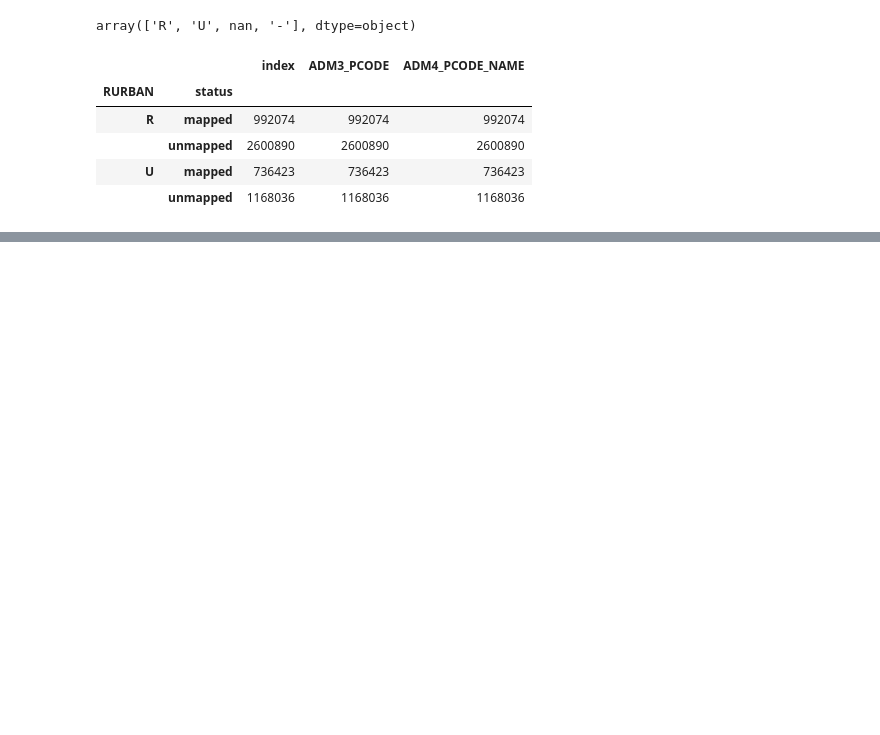
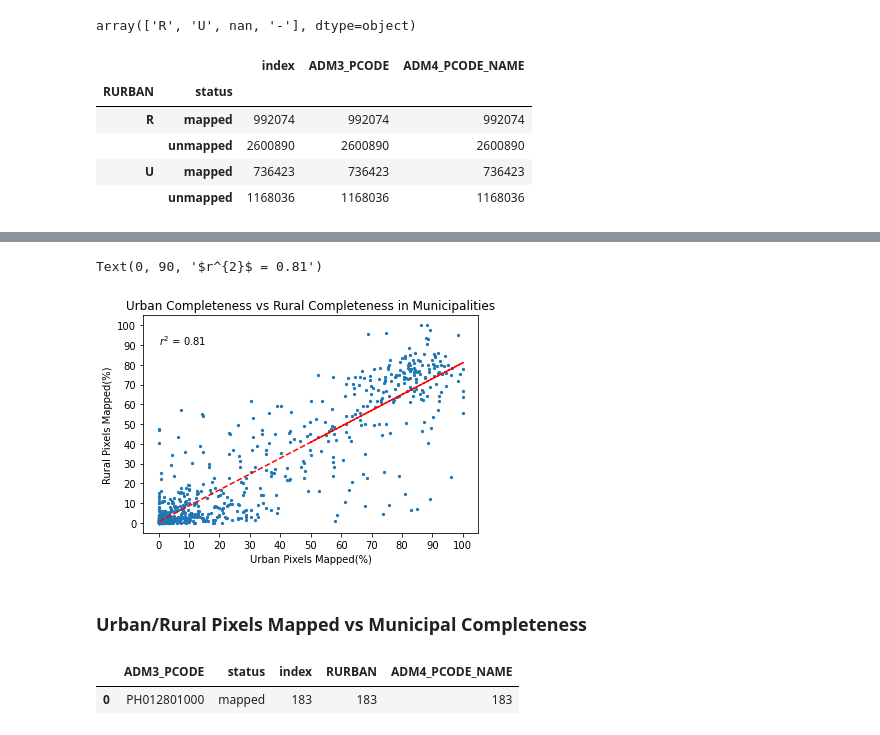
Before and after one commit to thinkingmachines/osm-completeness, a Jupyter notebook: notebooks/2_Analysis.ipynb, the cells around one changed output, grey strips where cells are left out. Saved outputs shown, nothing was run; the diff lists cells and outputs as text; code cells hidden in the pictures; blank space fills up the shorter version.

```diff
--- a/notebooks/2_Analysis.ipynb
+++ b/notebooks/2_Analysis.ipynb
@@ -47,0 +171,4 @@ phl_pixels_all.loc[phl_pixels_all["RURBAN"] != "-"].loc[
+# %%
+adm3_unmapped = by_adm3_count.loc[
+    by_adm3_count.status == "unmapped", ["ADM3_PCODE", "index", "RURBAN"]
+].rename(columns={"index": "unmapped_count"})
@@ -47,0 +183,5 @@ phl_pixels_all.loc[phl_pixels_all["RURBAN"] != "-"].loc[
+# %%
+adm3_completeness["adm3_completeness"] = (
+    adm3_completeness.mapped_count
+    / (adm3_completeness.mapped_count + adm3_completeness.unmapped_count)
+) * 100
@@ -47,0 +200,41 @@ phl_pixels_all.loc[phl_pixels_all["RURBAN"] != "-"].loc[
+# %%
+rurban_completeness = adm3_completeness.loc[
+    adm3_completeness.RURBAN == "R", ["ADM3_PCODE", "adm3_completeness"]
+].merge(
+    adm3_completeness.loc[
+        adm3_completeness.RURBAN == "U", ["ADM3_PCODE", "adm3_completeness"]
+    ],
+    on="ADM3_PCODE",
+    how="inner",
+)
+# %%
+rurban_completeness.rename(
+    columns={
+        "adm3_completeness_x": "rural_complete",
+        "adm3_completeness_y": "urban_complete",
+    },
+    inplace=True,
+)
+# %%
+x = rurban_completeness.urban_complete
+y = rurban_completeness.rural_complete
+correlation_matrix = np.corrcoef(x, y)
+correlation_xy = correlation_matrix[0, 1]
+r = correlation_xy ** 2
+
+plt.scatter(x, y, s=5)
+plt.xlabel("Urban Pixels Mapped(%)")
+plt.ylabel("Rural Pixels Mapped(%)")
+plt.title("Urban Completeness vs Rural Completeness in Municipalities")
+plt.xticks(np.arange(0, 110, 10))
+plt.yticks(np.arange(0, 110, 10))
+z = np.polyfit(x, y, 1)
+p = np.poly1d(z)
+plt.plot(x, p(x), "r--")
+plt.text(0, 90, "$r^{2}$ = " + str(round(r, 2)))
+# plt.savefig('urban-rural-completeness.png', dpi=300)
+# %% [output]
+Text(0, 90, '$r^{2}$ = 0.81')
+[figure, added]
+# %% [markdown]
+### Urban/Rural Pixels Mapped vs Municipal Completeness
@@ -47,0 +249,5 @@ phl_pixels_all.loc[phl_pixels_all["RURBAN"] != "-"].loc[
+# %%
+munic_count.head(1)
+# %% [output]
+|  | ADM3_PCODE | status | index | RURBAN | ADM4_PCODE_NAME |
+| 0 | PH012801000 | mapped | 183 | 183 | 183 |
```
Also changed, not shown: parts of 38 cells of this notebook.
